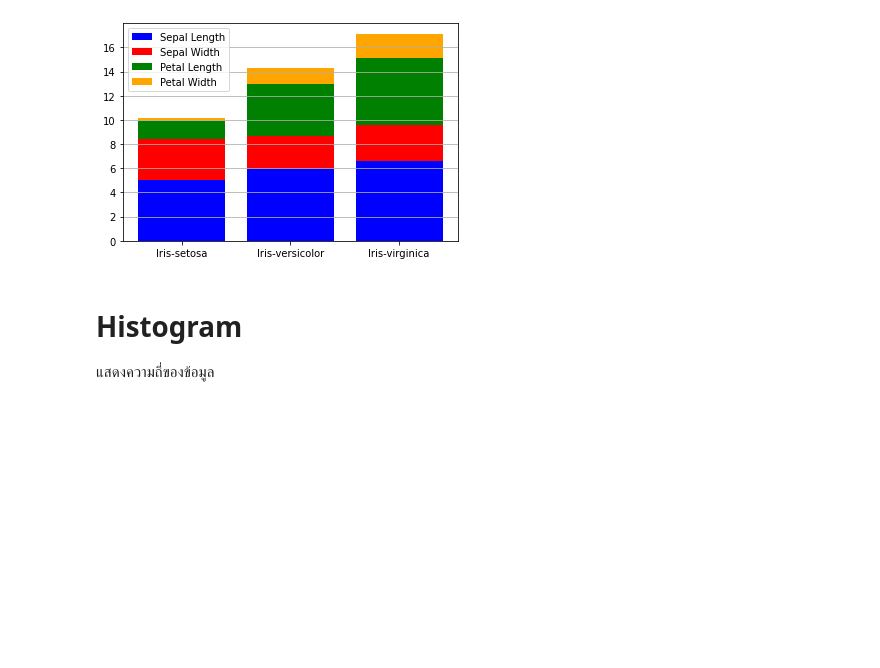
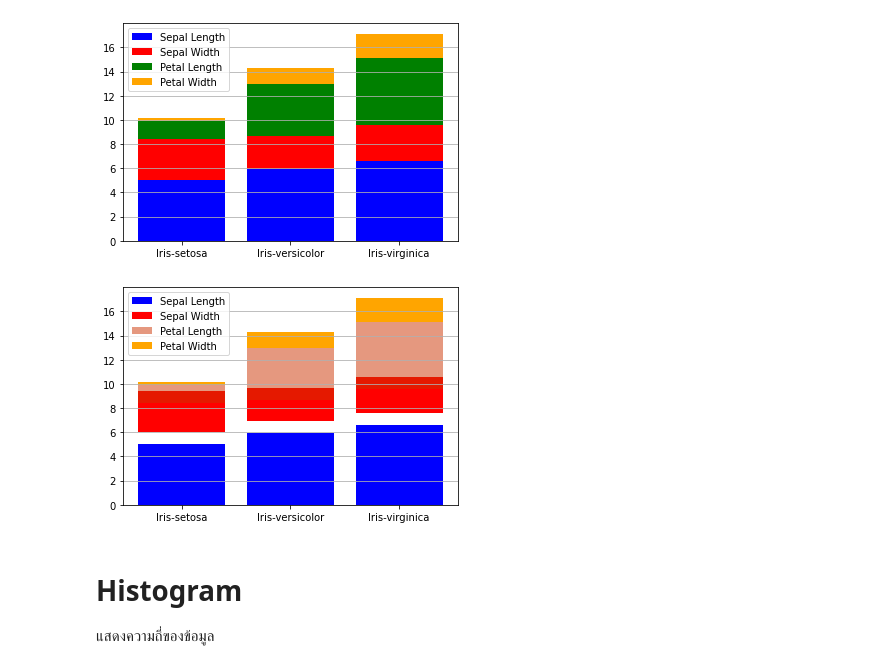
Before and after one commit to SupidchayaTangkidwanich/data_viz_2022, a Jupyter notebook: DataViz04_Data_Comparison.ipynb, the cells around one changed output. Cells and saved outputs as stored; diff of their text form; code cells hidden in the pictures; blank space fills up the shorter version.

```diff
--- a/DataViz04_Data_Comparison.ipynb
+++ b/DataViz04_Data_Comparison.ipynb
@@ -269,6 +269,16 @@ plt.grid(True,axis='y') # เส้นกริด ไว้ลากกรา
 plt.legend();
 # %% [output]
 [figure]
+# %%
+plt.bar([1,2,3],sample_data['SepalLength'],color='b',label='Sepal Length') # กราฟชุดเเรก
+plt.bar([1,2,3],sample_data['SepalWidth'],bottom=sample_data['SepalLength']+1,color='r',label='Sepal Width') ## bottom มากเกินไป จะเห็นชั้นแยก
+plt.bar([1,2,3],sample_data['PetalLength'],bottom= sample_data['SepalLength'] + sample_data['SepalWidth'],color=[0.8,0.2,0.0,0.5],label='Petal Length') # มันจะทับบาร์อันเก่า(ซ้อนกัน) ## bottom น้อยเกินไป
+plt.bar([1,2,3],sample_data['PetalWidth'],bottom= sample_data['SepalLength'] + sample_data['SepalWidth'] + sample_data['PetalLength'],color='orange',label='Petal Width') # กราฟชุดสี่
+plt.xticks([1,2,3],sample_data.reset_index()['Name']) # เติมชื่อแกน x
+plt.grid(True,axis='y') # เส้นกริด ไว้ลากกราฟ True เปิด grid เลือกได้ว่าจะเปิดในเเนวเเกนไหน ใช้ axis
+plt.legend();
+# %% [output]
+[figure, added]
 # %% [markdown]
 # Histogram
 
```
Also changed, not shown: parts of 23 cells of this notebook.
